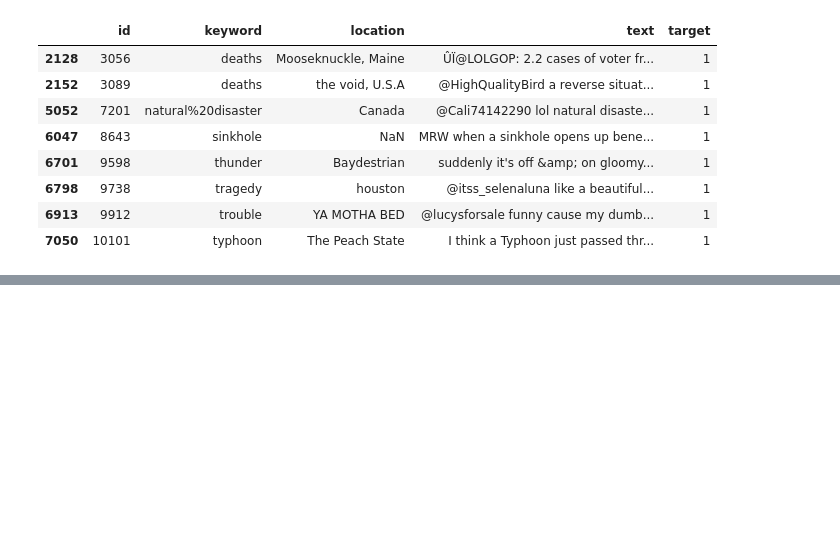
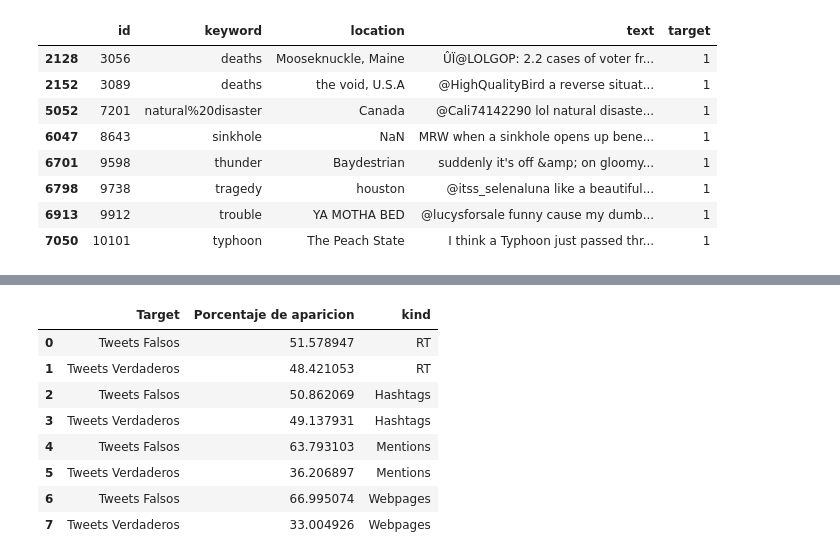
Before and after one commit to gusper01/TP1FIUBA, a Jupyter notebook: Copia_de_Copia_de_TP1_primer_analisis.ipynb, the cells around one changed output, grey strips where cells are left out. Saved outputs shown, nothing was run; the diff lists cells and outputs as text; code cells hidden in the pictures; blank space fills up the shorter version.

```diff
--- a/Copia_de_Copia_de_TP1_primer_analisis.ipynb
+++ b/Copia_de_Copia_de_TP1_primer_analisis.ipynb
@@ -481,0 +505,14 @@ train.loc[(train['text'].str.contains(r'(lol)|(LOL)|(LoL)') == True) & (train['t
+# %%
+tweet_caract['Target'].replace({0:'Tweets Falsos', 1:'Tweets Verdaderos'}, inplace = True)
+# %%
+tweet_caract
+# %% [output]
+|  | Target | Porcentaje de aparicion | kind |
+| 0 | Tweets Falsos | 51.578947 | RT |
+| 1 | Tweets Verdaderos | 48.421053 | RT |
+| 2 | Tweets Falsos | 50.862069 | Hashtags |
+| 3 | Tweets Verdaderos | 49.137931 | Hashtags |
+| 4 | Tweets Falsos | 63.793103 | Mentions |
+| 5 | Tweets Verdaderos | 36.206897 | Mentions |
+| 6 | Tweets Falsos | 66.995074 | Webpages |
+| 7 | Tweets Verdaderos | 33.004926 | Webpages |
```
Also changed, not shown: parts of 15 cells of this notebook.
